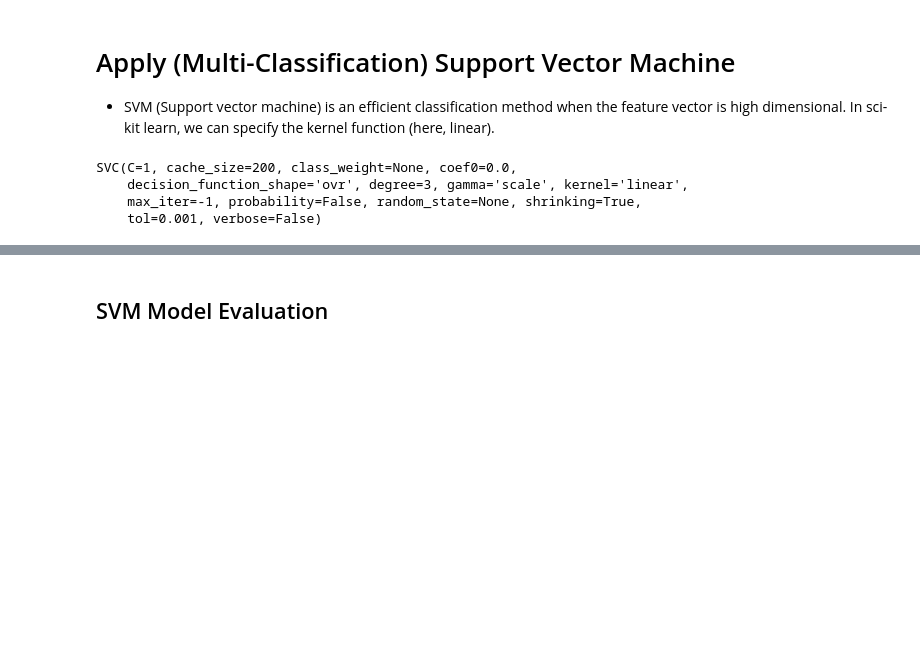
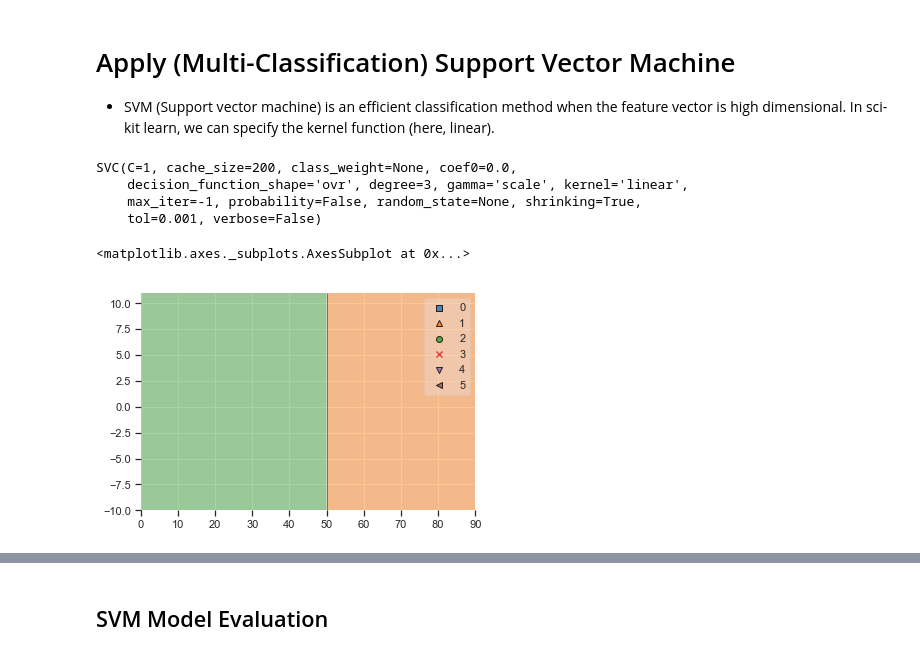
Before and after one commit to Andre-Williams22/Acumeal, a Jupyter notebook: data-science/Decision-Tree-Classifier-Mealplan.ipynb, the cells around one changed output, grey strips where cells are left out. Cells and saved outputs as stored; diff of their text form; code cells hidden in the pictures; blank space fills up the shorter version.

```diff
--- a/data-science/Decision-Tree-Classifier-Mealplan.ipynb
+++ b/data-science/Decision-Tree-Classifier-Mealplan.ipynb
@@ -324,3 +338,27 @@ SVC(C=1, cache_size=200, class_weight=None, coef0=0.0,
     decision_function_shape='ovr', degree=3, gamma='scale', kernel='linear',
     max_iter=-1, probability=False, random_state=None, shrinking=True,
     tol=0.001, verbose=False)
+# %%
+# Plot Decision Region using mlxtend's awesome plotting function
+from mlxtend.plotting import plot_decision_regions
+import matplotlib.pyplot as plt
+
+
+feature_values = {i:1 for i in range(1, 10)}
+feature_width = {i:1 for i in range(1, 10)}
+
+fig, ax = plt.subplots()
+plot_decision_regions(X=X_train.values,
+                      y=y_train.values,
+                      clf=svm,
+                      feature_index=[0,3],                     #these one will be plotted
+                      filler_feature_values=feature_values,  #these will be ignored
+                      filler_feature_ranges=feature_width,
+                     ax=ax, zoom_factor=0.1)
+
+# plt.xlabel(X.columns[0], size=14)
+# plt.ylabel(X.columns[1], size=14)
+# plt.title('SVM Decision Region Boundary', size=16)
+# %% [output]
+<matplotlib.axes._subplots.AxesSubplot at 0x...>
+[figure, added]
```
Also changed, not shown: parts of 38 cells of this notebook, 5 other files.
